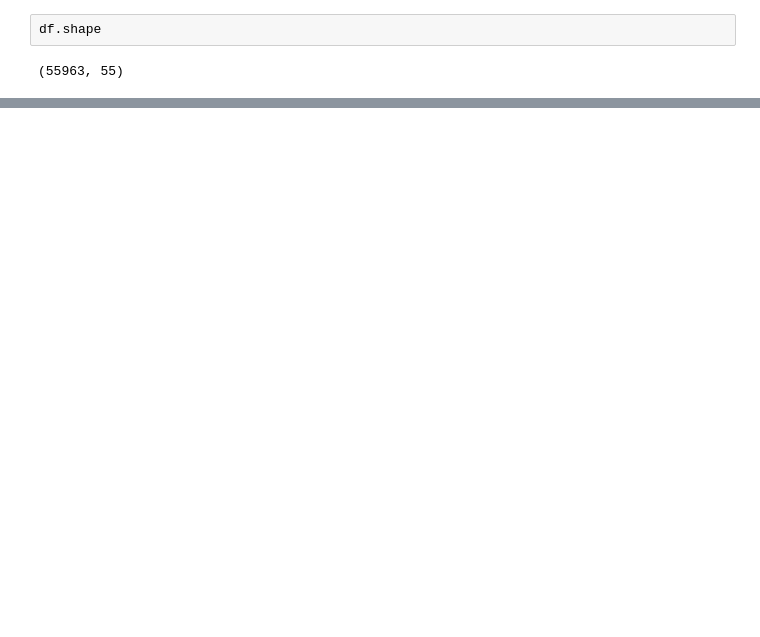
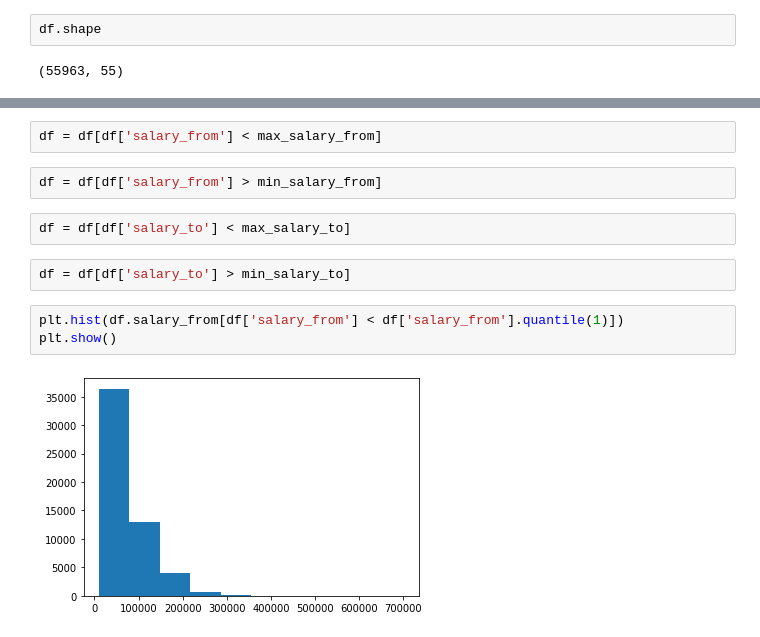
Before and after one commit to denissotnikov4/hh-ru-preprocessing, a Jupyter notebook: HHRU.ipynb, the cells around one changed output, grey strips where cells are left out. Saved outputs shown, nothing was run; the diff lists cells and outputs as text; blank space fills up the shorter version.

```diff
--- a/HHRU.ipynb
+++ b/HHRU.ipynb
@@ -544,0 +575,13 @@ df.shape
+# %%
+df = df[df['salary_from'] < max_salary_from]
+# %%
+df = df[df['salary_from'] > min_salary_from]
+# %%
+df = df[df['salary_to'] < max_salary_to]
+# %%
+df = df[df['salary_to'] > min_salary_to]
+# %%
+plt.hist(df.salary_from[df['salary_from'] < df['salary_from'].quantile(1)])
+plt.show()
+# %% [output]
+[figure, added]
```
Also changed, not shown: parts of 8 cells of this notebook.
